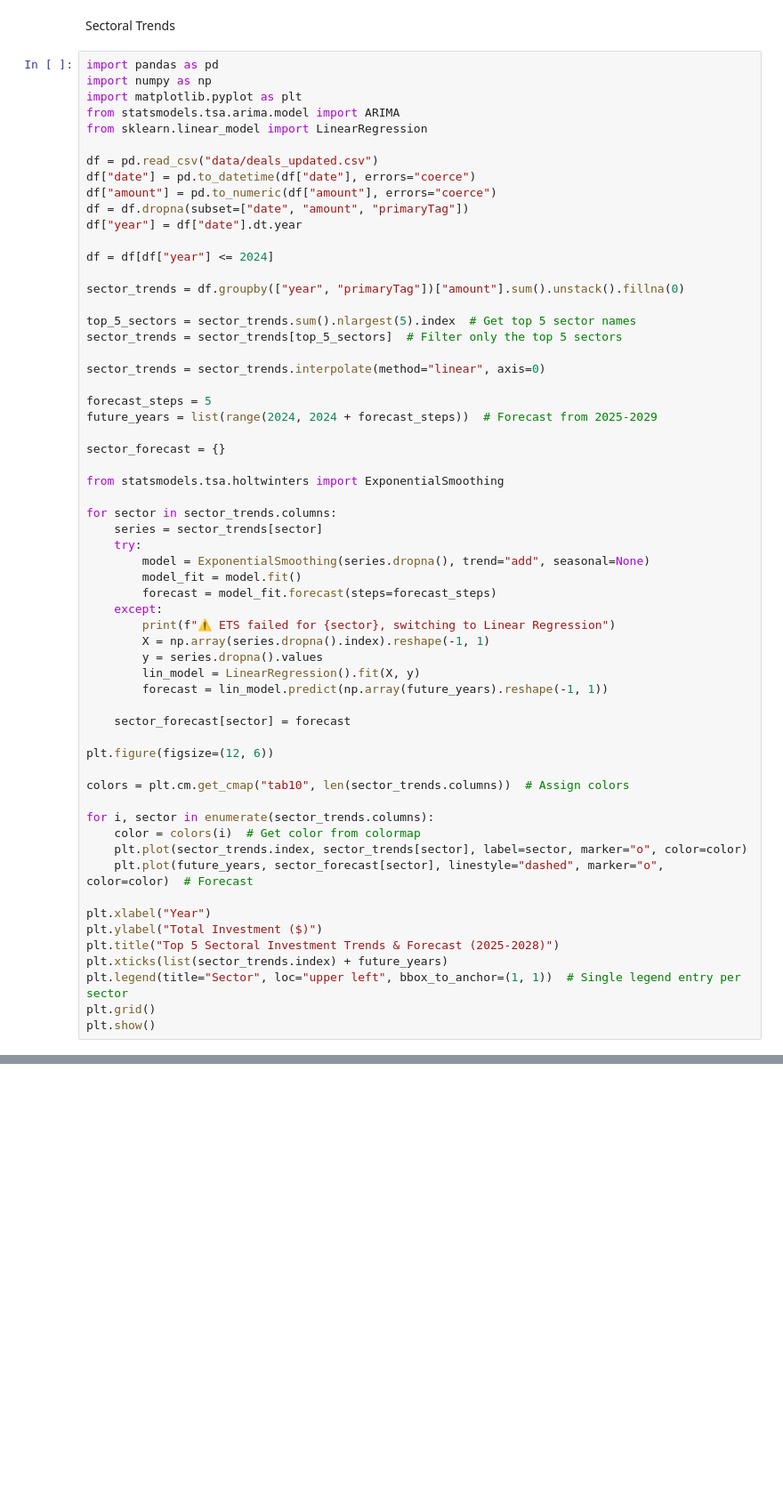
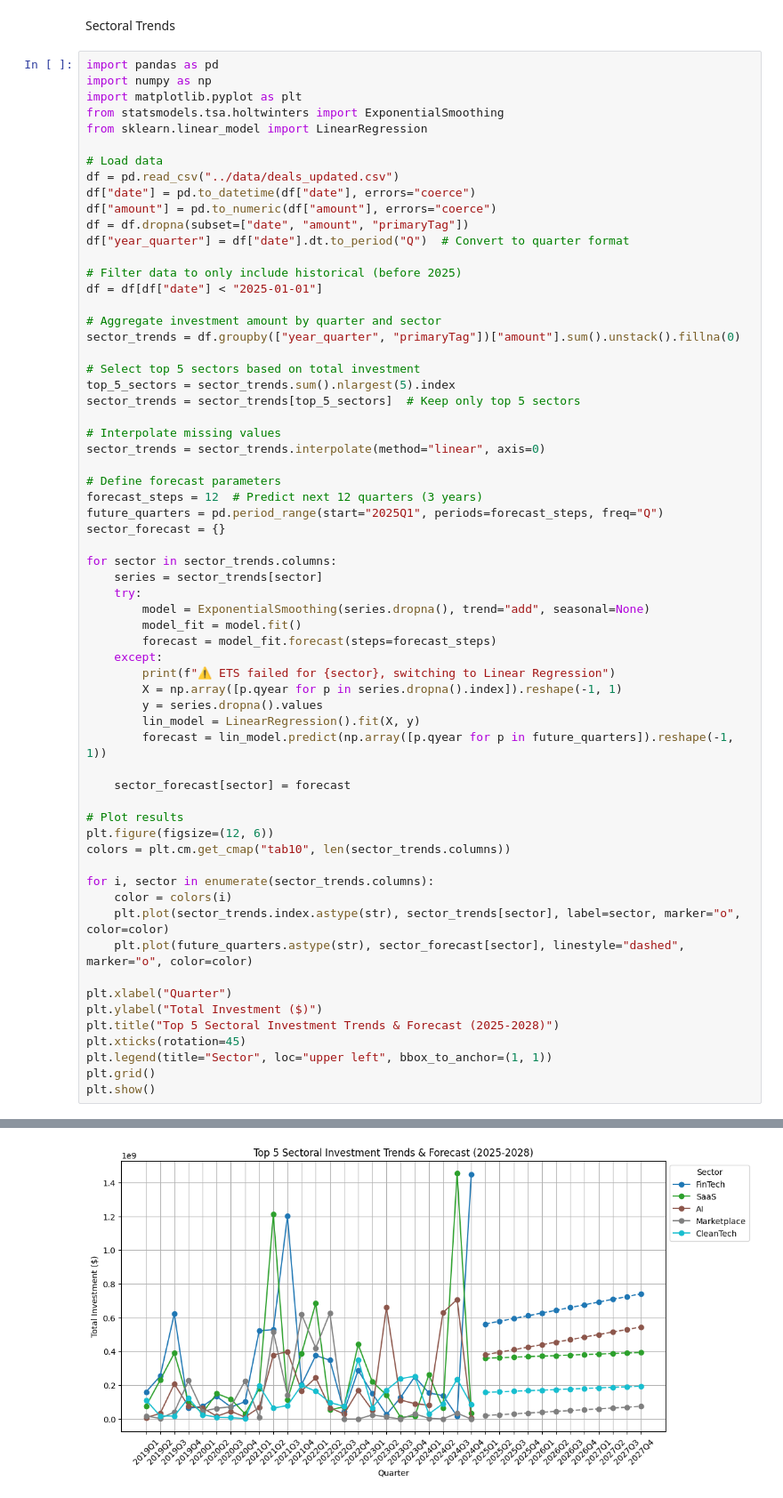
Before and after one commit to yanajakhwal/cxc25-coldbrew, a Jupyter notebook: cxc25/processing/forecasting.ipynb, the cells around one changed output, grey strips where cells are left out. Shown at 89% size. Cells and saved outputs as stored; diff of their text form; blank space fills up the shorter version.

```diff
--- a/cxc25/processing/forecasting.ipynb
+++ b/cxc25/processing/forecasting.ipynb
@@ -261,30 +286,33 @@ Sectoral Trends
 import pandas as pd
 import numpy as np
 import matplotlib.pyplot as plt
-from statsmodels.tsa.arima.model import ARIMA
+from statsmodels.tsa.holtwinters import ExponentialSmoothing
 from sklearn.linear_model import LinearRegression
 
-df = pd.read_csv("data/deals_updated.csv")
+# Load data
+df = pd.read_csv("../data/deals_updated.csv")
 df["date"] = pd.to_datetime(df["date"], errors="coerce")
 df["amount"] = pd.to_numeric(df["amount"], errors="coerce")
 df = df.dropna(subset=["date", "amount", "primaryTag"])
-df["year"] = df["date"].dt.year
+df["year_quarter"] = df["date"].dt.to_period("Q")  # Convert to quarter format
 
-df = df[df["year"] <= 2024]
+# Filter data to only include historical (before 2025)
+df = df[df["date"] < "2025-01-01"]
 
-sector_trends = df.groupby(["year", "primaryTag"])["amount"].sum().unstack().fillna(0)
+# Aggregate investment amount by quarter and sector
+sector_trends = df.groupby(["year_quarter", "primaryTag"])["amount"].sum().unstack().fillna(0)
 
-top_5_sectors = sector_trends.sum().nlargest(5).index  # Get top 5 sector names
-sector_trends = sector_trends[top_5_sectors]  # Filter only the top 5 sectors
+# Select top 5 sectors based on total investment
+top_5_sectors = sector_trends.sum().nlargest(5).index
+sector_trends = sector_trends[top_5_sectors]  # Keep only top 5 sectors
 
+# Interpolate missing values
 sector_trends = sector_trends.interpolate(method="linear", axis=0)
 
-forecast_steps = 5
-future_years = list(range(2024, 2024 + forecast_steps))  # Forecast from 2025-2029
-
+# Define forecast parameters
+forecast_steps = 12  # Predict next 12 quarters (3 years)
+future_quarters = pd.period_range(start="2025Q1", periods=forecast_steps, freq="Q")
 sector_forecast = {}
-
-from statsmodels.tsa.holtwinters import ExponentialSmoothing
 
 for sector in sector_trends.columns:
     series = sector_trends[sector]
@@ -294,26 +322,27 @@ for sector in sector_trends.columns:
         forecast = model_fit.forecast(steps=forecast_steps)
     except:
         print(f"⚠️ ETS failed for {sector}, switching to Linear Regression")
-        X = np.array(series.dropna().index).reshape(-1, 1)
+        X = np.array([p.qyear for p in series.dropna().index]).reshape(-1, 1)
         y = series.dropna().values
         lin_model = LinearRegression().fit(X, y)
-        forecast = lin_model.predict(np.array(future_years).reshape(-1, 1))
+        forecast = lin_model.predict(np.array([p.qyear for p in future_quarters]).reshape(-1, 1))
 
     sector_forecast[sector] = forecast
 
+# Plot results
 plt.figure(figsize=(12, 6))
-
-colors = plt.cm.get_cmap("tab10", len(sector_trends.columns))  # Assign colors
+colors = plt.cm.get_cmap("tab10", len(sector_trends.columns))
 
 for i, sector in enumerate(sector_trends.columns):
-    color = colors(i)  # Get color from colormap
-    plt.plot(sector_trends.index, sector_trends[sector], label=sector, marker="o", color=color)
-    plt.plot(future_years, sector_forecast[sector], linestyle="dashed", marker="o", color=color)  # Forecast
+    color = colors(i)
+    plt.plot(sector_trends.index.astype(str), sector_trends[sector], label=sector, marker="o", color=color)
+    plt.plot(future_quarters.astype(str), sector_forecast[sector], linestyle="dashed", marker="o", color=color)
 
-plt.xlabel("Year")
+plt.xlabel("Quarter")
 plt.ylabel("Total Investment ($)")
 plt.title("Top 5 Sectoral Investment Trends & Forecast (2025-2028)")
-plt.xticks(list(sector_trends.index) + future_years)
-plt.legend(title="Sector", loc="upper left", bbox_to_anchor=(1, 1))  # Single legend entry per sector
+plt.xticks(rotation=45)
+plt.legend(title="Sector", loc="upper left", bbox_to_anchor=(1, 1))
 plt.grid()
 plt.show()
+# %% [output]
@@ -320,3 +365,4 @@ plt.show()
+[figure, added]
 # %%
 import pandas as pd
 import numpy as np
```
Also changed, not shown: parts of 8 cells of this notebook, 3 other files.
